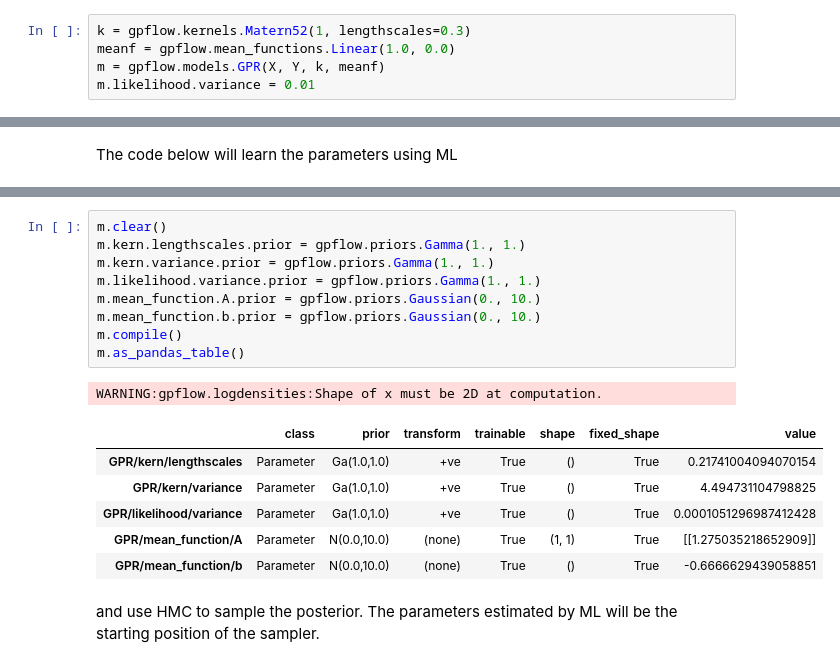
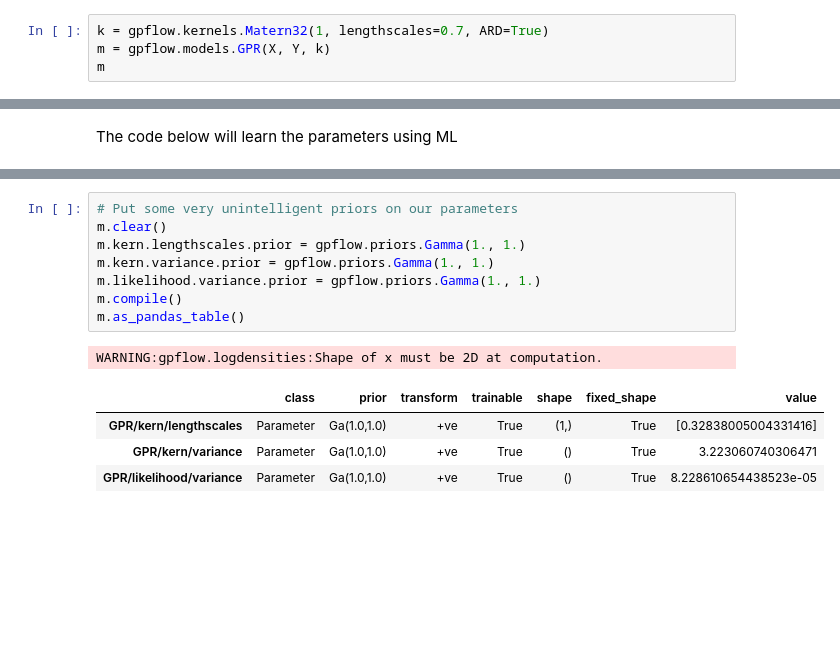
Before and after one commit to M20190649/TDDE19-bus-arrival-time, a Jupyter notebook: GP/Gaussian Processes with GPflow.ipynb, the cells around one changed output, grey strips where cells are left out. Drawn from its saved outputs; the diff is of its cells as text; blank space fills up the shorter version.

```diff
--- a/GP/Gaussian Processes with GPflow.ipynb
+++ b/GP/Gaussian Processes with GPflow.ipynb
@@ -26,9 +26,8 @@ sns.scatterplot(x="X", y="Y", data=df)
 # %% [markdown]
 With that in place we can now build our GPflow model
 # %%
-k = gpflow.kernels.Matern52(1, lengthscales=0.3)
-meanf = gpflow.mean_functions.Linear(1.0, 0.0)
-m = gpflow.models.GPR(X, Y, k, meanf)
-m.likelihood.variance = 0.01
+k = gpflow.kernels.Matern32(1, lengthscales=0.7, ARD=True)
+m = gpflow.models.GPR(X, Y, k)
+m
 # %% [output]
 WARNING:gpflow.logdensities:Shape of x must be 2D at computation.
@@ -72,19 +75,14 @@ The fit looks pretty neat! Now lets put priors on the hyperparameters  This runs
 # %%
+# Put some very unintelligent priors on our parameters
 m.clear()
 m.kern.lengthscales.prior = gpflow.priors.Gamma(1., 1.)
 m.kern.variance.prior = gpflow.priors.Gamma(1., 1.)
 m.likelihood.variance.prior = gpflow.priors.Gamma(1., 1.)
-m.mean_function.A.prior = gpflow.priors.Gaussian(0., 10.)
-m.mean_function.b.prior = gpflow.priors.Gaussian(0., 10.)
 m.compile()
 m.as_pandas_table()
 # %% [output]
 WARNING:gpflow.logdensities:Shape of x must be 2D at computation.
 |  | class | prior | transform | trainable | shape | fixed_shape | value |
-| GPR/kern/lengthscales | Parameter | Ga(1.0,1.0) | +ve | True | () | True | 0.21741004094070154 |
-| GPR/kern/variance | Parameter | Ga(1.0,1.0) | +ve | True | () | True | 4.494731104798825 |
-| GPR/likelihood/variance | Parameter | Ga(1.0,1.0) | +ve | True | () | True | 0.0001051296987412428 |
-| GPR/mean_function/A | Parameter | N(0.0,10.0) | (none) | True | (1, 1) | True | [[1.275035218652909]] |
-| GPR/mean_function/b | Parameter | N(0.0,10.0) | (none) | True | () | True | -0.6666629439058851 |
+| GPR/kern/lengthscales | Parameter | Ga(1.0,1.0) | +ve | True | (1,) | True | [0.32838005004331416] |
+| GPR/kern/variance | Parameter | Ga(1.0,1.0) | +ve | True | () | True | 3.223060740306471 |
+| GPR/likelihood/variance | Parameter | Ga(1.0,1.0) | +ve | True | () | True | 8.228610654438523e-05 |
-# %% [markdown]
-and use HMC to sample the posterior. The parameters estimated by ML will be the starting position of the sampler.
```
Also changed, not shown: parts of 20 cells of this notebook, 3 other files.
